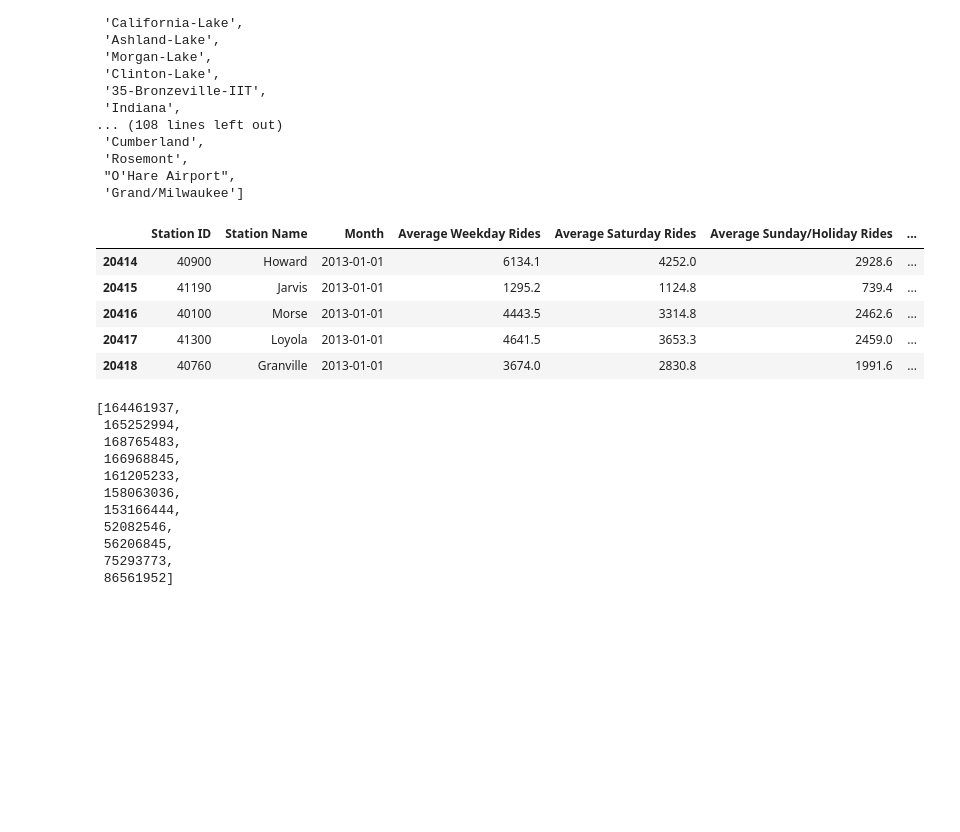
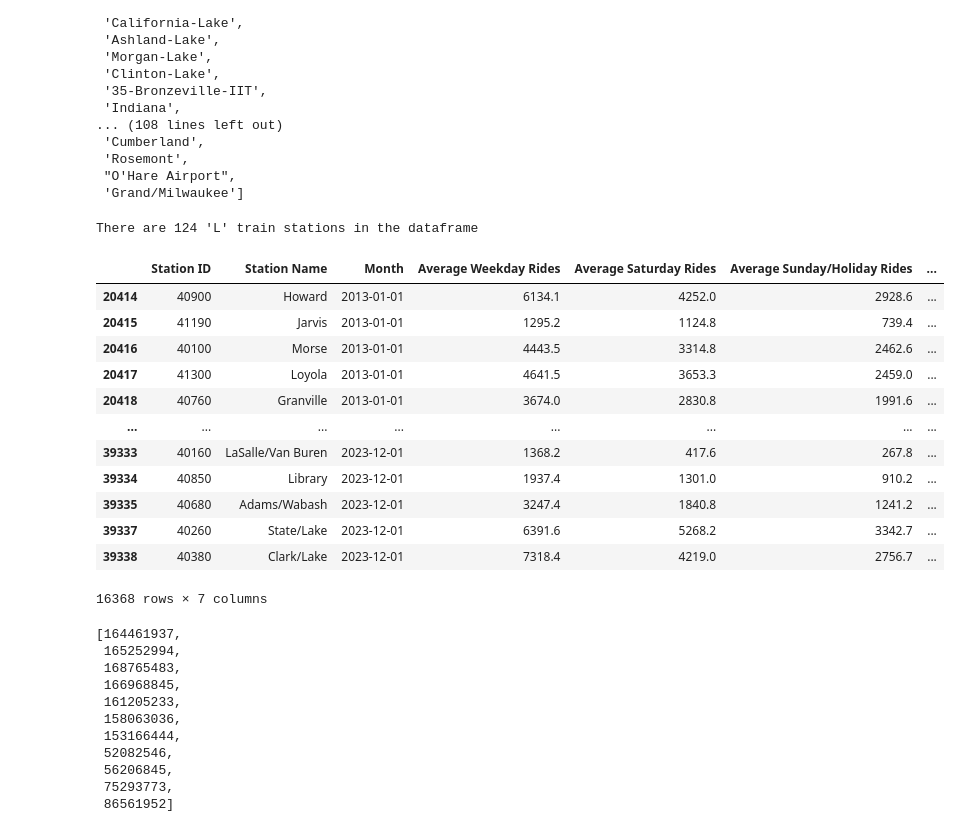
Before and after one commit to ayaF-PI/project-1, a Jupyter notebook: CTA_Ridership_L_Train.ipynb, the cells around one changed output. Cells and saved outputs as stored; diff of their text form; code cells hidden in the pictures; blank space fills up the shorter version.

```diff
--- a/CTA_Ridership_L_Train.ipynb
+++ b/CTA_Ridership_L_Train.ipynb
@@ -65,16 +65,26 @@ cta_lines
  'Grand/Milwaukee']
 # %%
 cta_ridership_cleaned_df = cta_ridership_clean[cta_ridership_clean["stationame"].isin(cta_lines)]
-cta_ridership_cleaned_df = cta_ridership_cleaned.rename(columns={'station_id': 'Station ID', 'stationame': 'Station Name', 'month_beginning':'Month', "avg_weekday_rides": "Average Weekday Rides", 'avg_saturday_rides': "Average Saturday Rides",
+cta_ridership_cleaned_df = cta_ridership_cleaned_df.rename(columns={'station_id': 'Station ID', 'stationame': 'Station Name', 'month_beginning':'Month', "avg_weekday_rides": "Average Weekday Rides", 'avg_saturday_rides': "Average Saturday Rides",
                                                               'avg_sunday-holiday_rides':'Average Sunday/Holiday Rides', 'monthtotal': 'Monthly Total'})
-cta_ridership_cleaned_df.head()
+
+print(f"There are {cta_ridership_cleaned_df["Station Name"].nunique()} 'L' train stations in the dataframe")
+cta_ridership_cleaned_df
 # %% [output]
+There are 124 'L' train stations in the dataframe
 |  | Station ID | Station Name | Month | Average Weekday Rides | Average Saturday Rides | Average Sunday/Holiday Rides | ... |
 | 20414 | 40900 | Howard | 2013-01-01 | 6134.1 | 4252.0 | 2928.6 | ... |
 | 20415 | 41190 | Jarvis | 2013-01-01 | 1295.2 | 1124.8 | 739.4 | ... |
 | 20416 | 40100 | Morse | 2013-01-01 | 4443.5 | 3314.8 | 2462.6 | ... |
 | 20417 | 41300 | Loyola | 2013-01-01 | 4641.5 | 3653.3 | 2459.0 | ... |
 | 20418 | 40760 | Granville | 2013-01-01 | 3674.0 | 2830.8 | 1991.6 | ... |
+| ... | ... | ... | ... | ... | ... | ... | ... |
+| 39333 | 40160 | LaSalle/Van Buren | 2023-12-01 | 1368.2 | 417.6 | 267.8 | ... |
+| 39334 | 40850 | Library | 2023-12-01 | 1937.4 | 1301.0 | 910.2 | ... |
+| 39335 | 40680 | Adams/Wabash | 2023-12-01 | 3247.4 | 1840.8 | 1241.2 | ... |
+| 39337 | 40260 | State/Lake | 2023-12-01 | 6391.6 | 5268.2 | 3342.7 | ... |
+| 39338 | 40380 | Clark/Lake | 2023-12-01 | 7318.4 | 4219.0 | 2756.7 | ... |
+16368 rows × 7 columns
 # %%
 yearly_riders = cta_ridership_cleaned_df.groupby(cta_ridership_cleaned_df['Month'].dt.year)['Monthly Total'].sum()
 yearly_riders.tolist()
```
Also changed, not shown: parts of 15 cells of this notebook.
